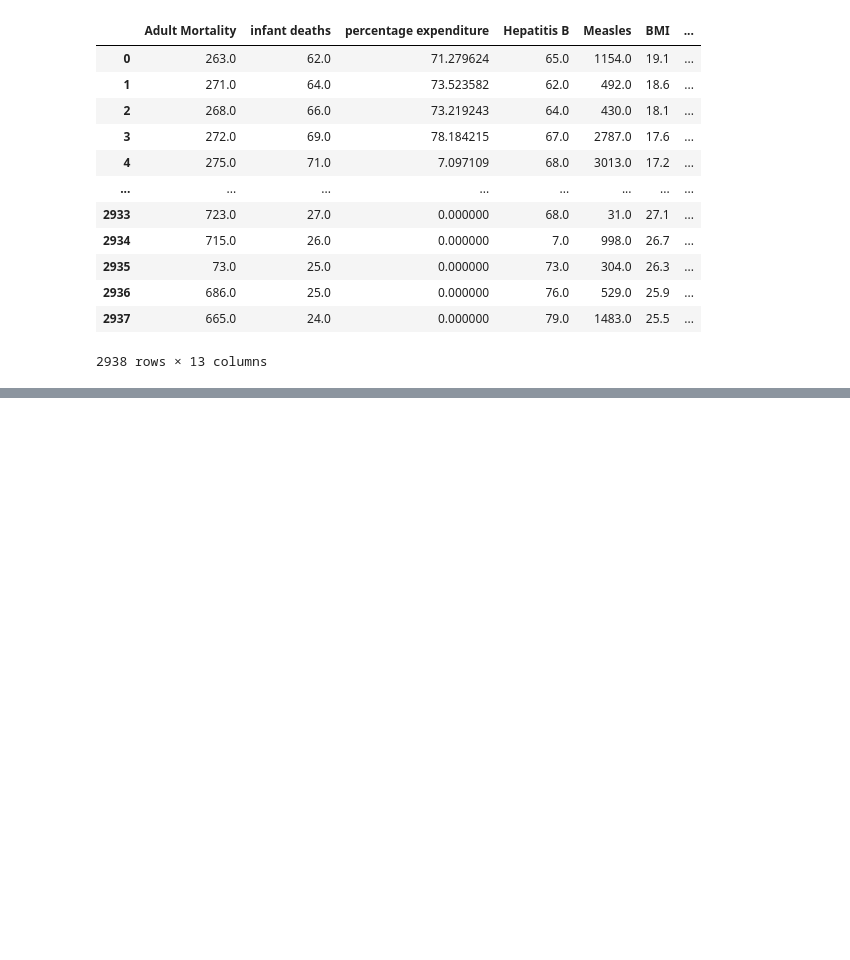
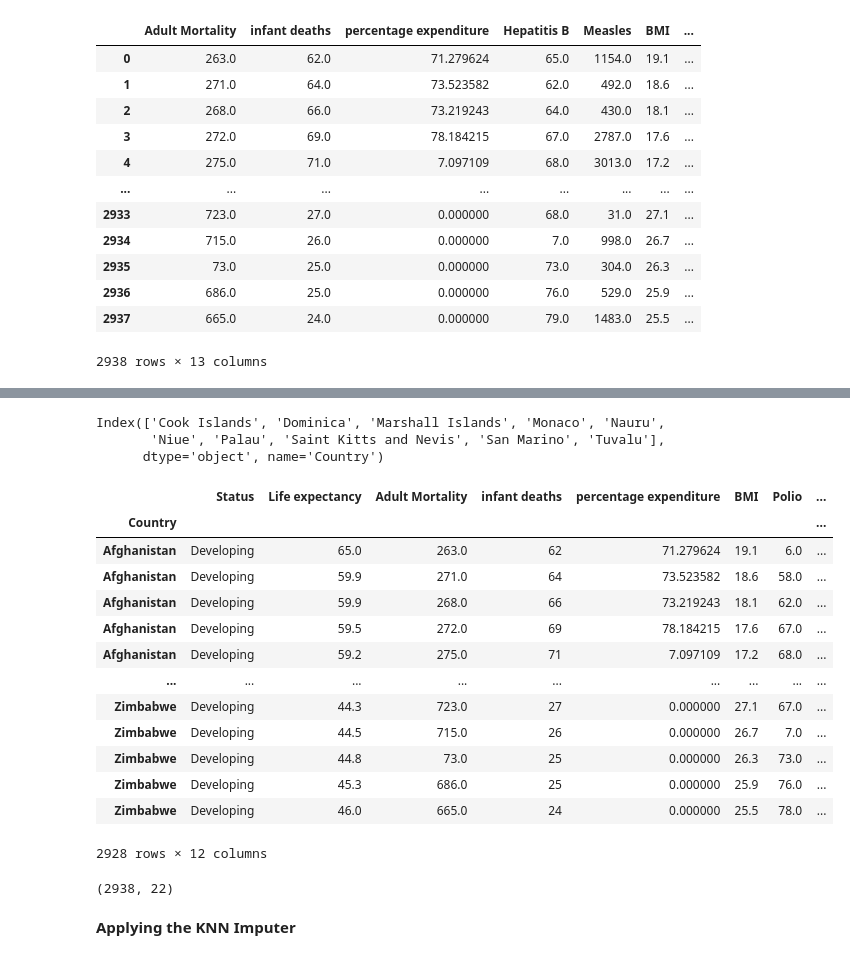
Before and after one commit to Manish-Kumar-9782/Tutorials-, a Jupyter notebook: Python DataScience/Aug 2023/KNN Regression.ipynb, the cells around one changed output, grey strips where cells are left out. Cells and saved outputs as stored; diff of their text form; code cells hidden in the pictures; blank space fills up the shorter version.

Commit message:
worked on the Life expectancy KNN Regression Model imporvement

```diff
--- a/Python DataScience/Aug 2023/KNN Regression.ipynb
+++ b/Python DataScience/Aug 2023/KNN Regression.ipynb
@@ -230,0 +235,4 @@ score_std:  0.019916372583514464
+# %%
+drop_columns =["GDP","Population","Year","Alcohol", "Total expenditure","thinness 5-9 years",
+                              "under-five deaths", "Measles", "Hepatitis B"]
+new_df = df.drop(columns=drop_columns)
@@ -230,0 +256,35 @@ score_std:  0.019916372583514464
+# %%
+country_group = new_df.groupby("Country")
+# %%
+countries_items_counts =   country_group.apply(lambda cdf: len(cdf))
+# %%
+remove_countreis_names =  countries_items_counts[countries_items_counts<16].index
+remove_countreis_names
+# %% [output]
+Index(['Cook Islands', 'Dominica', 'Marshall Islands', 'Monaco', 'Nauru',
+       'Niue', 'Palau', 'Saint Kitts and Nevis', 'San Marino', 'Tuvalu'],
+      dtype='object', name='Country')
+# %%
+new_df2 =  new_df.set_index("Country").drop(index=remove_countreis_names)
+new_df2
+# %% [output]
+|  | Status | Life expectancy | Adult Mortality | infant deaths | percentage expenditure | BMI | Polio | ... |
+| Country |  |  |  |  |  |  |  | ... |
+| Afghanistan | Developing | 65.0 | 263.0 | 62 | 71.279624 | 19.1 | 6.0 | ... |
+| Afghanistan | Developing | 59.9 | 271.0 | 64 | 73.523582 | 18.6 | 58.0 | ... |
+| Afghanistan | Developing | 59.9 | 268.0 | 66 | 73.219243 | 18.1 | 62.0 | ... |
+| Afghanistan | Developing | 59.5 | 272.0 | 69 | 78.184215 | 17.6 | 67.0 | ... |
+| Afghanistan | Developing | 59.2 | 275.0 | 71 | 7.097109 | 17.2 | 68.0 | ... |
+| ... | ... | ... | ... | ... | ... | ... | ... | ... |
+| Zimbabwe | Developing | 44.3 | 723.0 | 27 | 0.000000 | 27.1 | 67.0 | ... |
+| Zimbabwe | Developing | 44.5 | 715.0 | 26 | 0.000000 | 26.7 | 7.0 | ... |
+| Zimbabwe | Developing | 44.8 | 73.0 | 25 | 0.000000 | 26.3 | 73.0 | ... |
+| Zimbabwe | Developing | 45.3 | 686.0 | 25 | 0.000000 | 25.9 | 76.0 | ... |
+| Zimbabwe | Developing | 46.0 | 665.0 | 24 | 0.000000 | 25.5 | 78.0 | ... |
+2928 rows × 12 columns
+# %%
+df.shape
+# %% [output]
+(2938, 22)
+# %% [markdown]
+**Applying the KNN Imputer**
```
Also changed, not shown: parts of 25 cells of this notebook.
